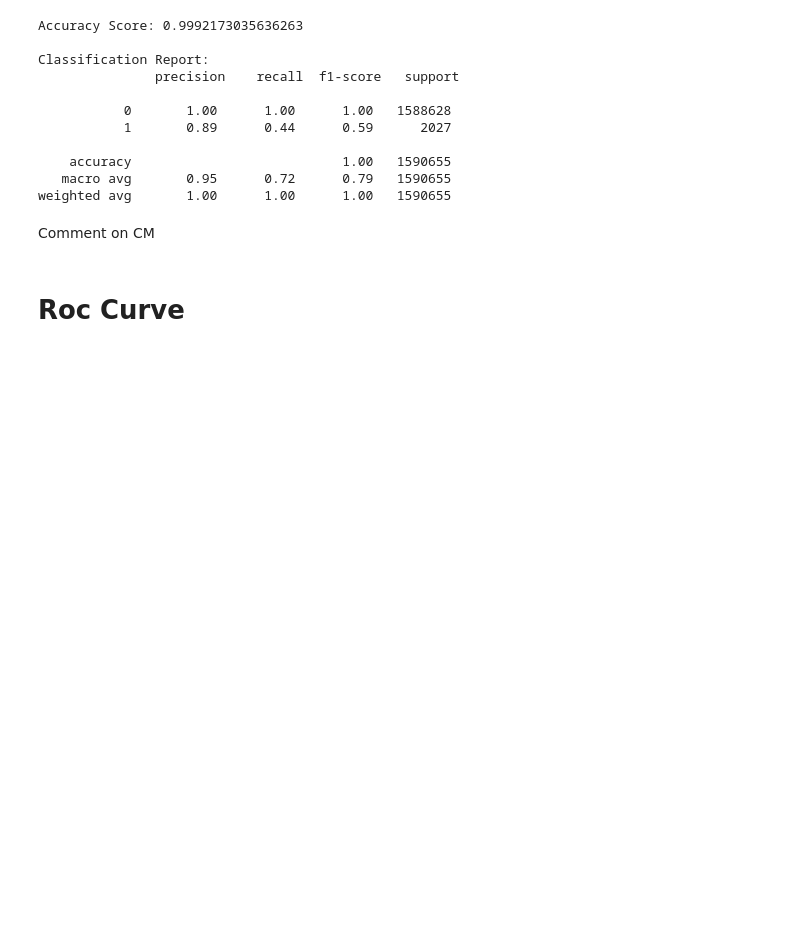
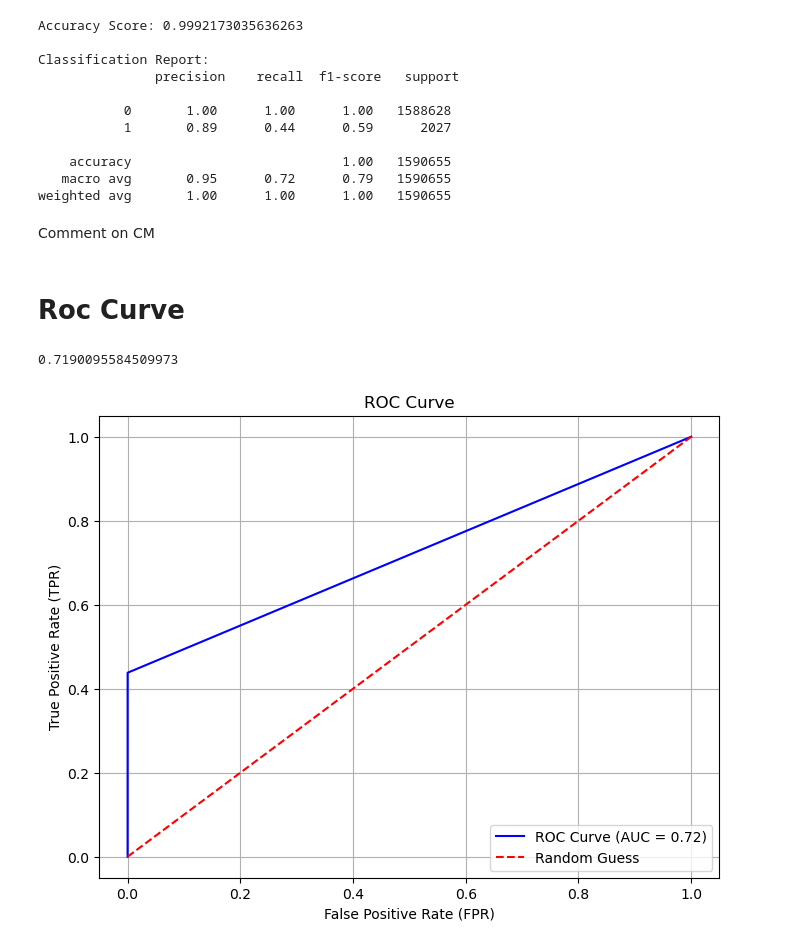
Before and after one commit to MaimunaBawa/Phase2TLAB1, a Jupyter notebook: Modeling-1.ipynb, the cells around one changed output. Drawn from its saved outputs; the diff is of its cells as text; code cells hidden in the pictures; blank space fills up the shorter version.

```diff
--- a/Modeling-1.ipynb
+++ b/Modeling-1.ipynb
@@ -91,8 +91,30 @@ Comment on CM
 # %% [markdown]
 # Roc Curve
 # %%
-# Plot ROC Curve
+# ROC Curve Metrics
 
 probablities = Model.predict_proba(X_test)[:,1]
+#Calculate the False Positive Rate, True Postive Rate and Thresholds
+fpr, tpr, thresholds  = roc_curve(y_test, y_pred)
 
-fpr, tpr, thresholds  = roc_curve(y_test, y_pred)
+# Calculate Auc score
+Auc_score = roc_auc_score(y_test,y_pred)
+
+# Print Auc_score
+Auc_score
+# %% [output]
+0.7190095584509973
+# %%
+# plotting ROC Curve
+# Plotting
+plt.figure(figsize=(8, 6))
+plt.plot(fpr, tpr, color='blue', label=f"ROC Curve (AUC = {Auc_score:.2f})")
+plt.plot([0, 1], [0, 1], color='red', linestyle="--", label="Random Guess")  # Baseline
+plt.xlabel("False Positive Rate (FPR)")
+plt.ylabel("True Positive Rate (TPR)")
+plt.title("ROC Curve")
+plt.legend(loc="lower right")
+plt.grid(True)
+plt.show()
+# %% [output]
+[figure, added]
```
Also changed, not shown: 3 other files.
